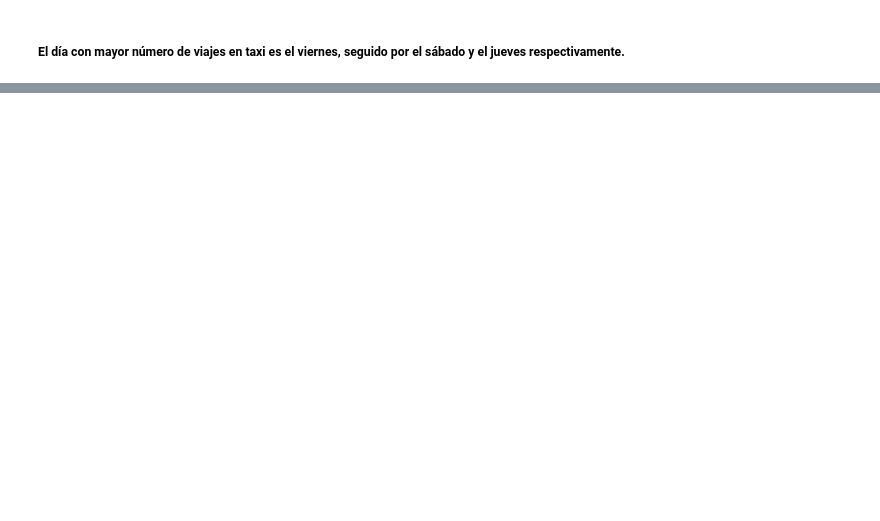
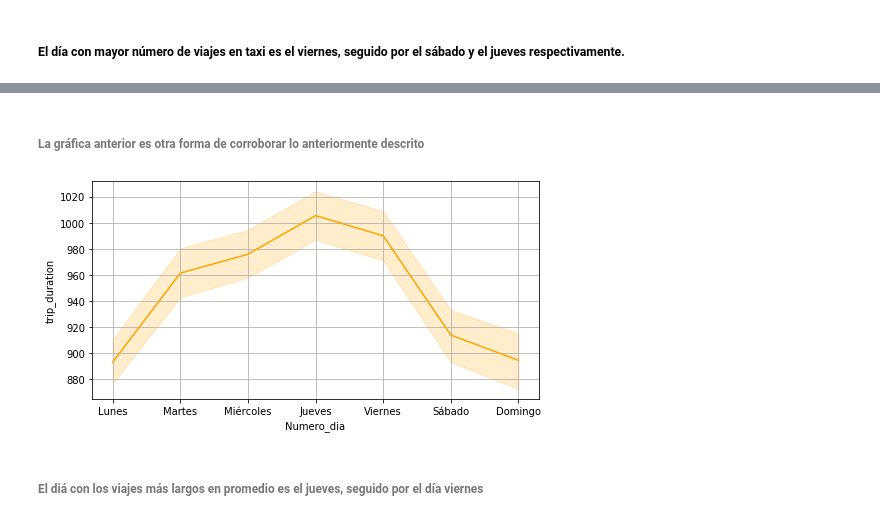
Before and after one commit to ujpinom/Analisis_datos, a Jupyter notebook: NY_taxis.ipynb, the cells around one changed output, grey strips where cells are left out. Cells and saved outputs as stored; diff of their text form; code cells hidden in the pictures; blank space fills up the shorter version.

```diff
--- a/NY_taxis.ipynb
+++ b/NY_taxis.ipynb
@@ -64,0 +111,12 @@ sns.countplot(taxis.Nombre_dia,
+# %% [markdown]
+###### La gráfica anterior es otra forma de corroborar lo anteriormente descrito
+# %%
+fig,ax=plt.subplots(figsize=(8,4))
+
+sns.lineplot(x='Numero_dia',y='trip_duration',data=taxis,ax=ax,color='orange',markers=True)
+ax.set_xticklabels(['','Lunes','Martes','Miércoles','Jueves','Viernes','Sábado','Domingo'])
+plt.grid()
+# %% [output]
+[figure, added]
+# %% [markdown]
+###### El diá con los viajes más largos en promedio es el jueves, seguido por el día viernes
```
Also changed, not shown: parts of 16 cells of this notebook.
